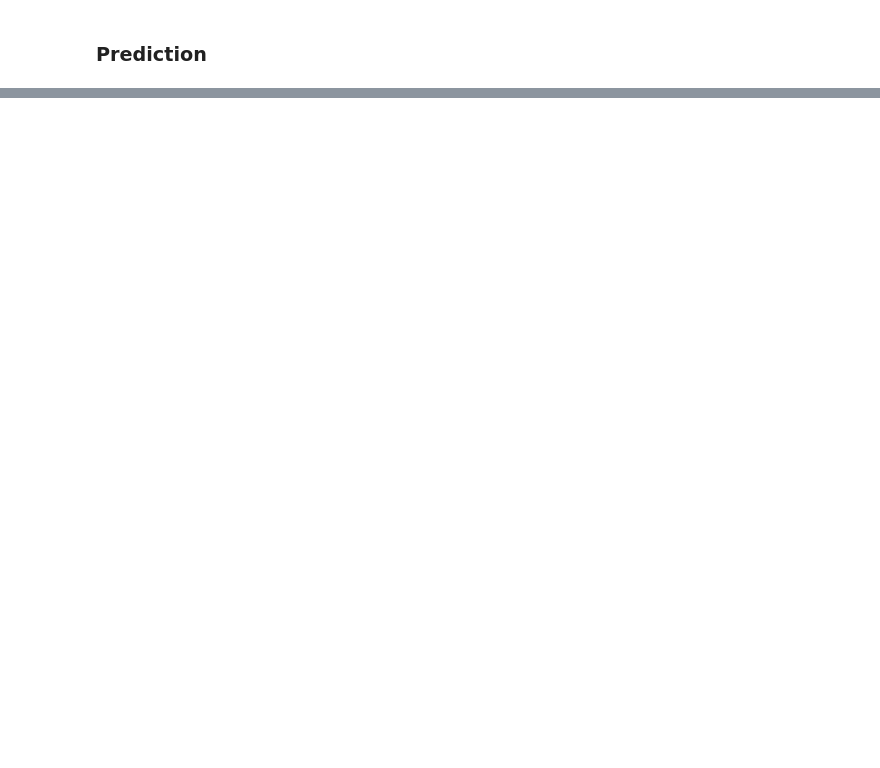
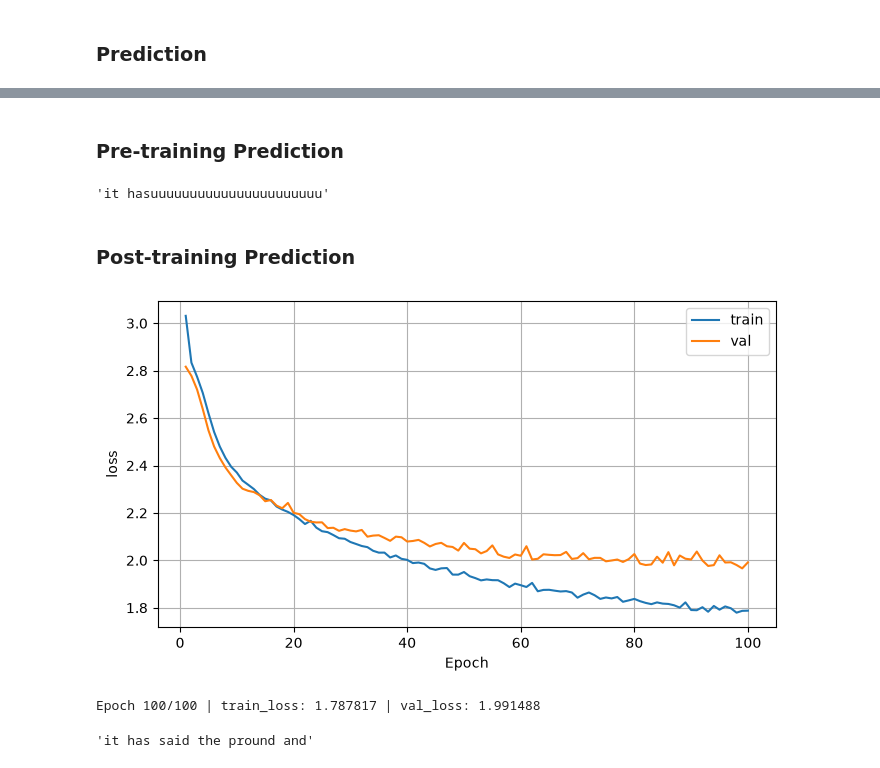
Before and after one commit to leoAshu/ai-foundations, a Jupyter notebook: d2l/05_rnn/04_rnn.ipynb, the cells around one changed output, grey strips where cells are left out. Cells and saved outputs as stored; diff of their text form; code cells hidden in the pictures; blank space fills up the shorter version.

```diff
--- a/d2l/05_rnn/04_rnn.ipynb
+++ b/d2l/05_rnn/04_rnn.ipynb
@@ -171,0 +174,46 @@ model.predict('it has', 22, data.vocab, aif.device.try_gpu())
+# %%
+class RNN(aif.Module):
+    def __init__(self, num_inputs, num_hiddens):
+        super().__init__()
+
+        self.num_inputs = num_inputs
+        self.num_hiddens = num_hiddens
+
+        self.rnn = nn.RNN(num_inputs, num_hiddens)
+
+    def forward(self, inputs, H):
+        return self.rnn(inputs, H)
+# %%
+class RNNLM(RNNLMScratch):
+    def __init__(self, rnn, vocab_size, lr=0.01):
+        super().__init__(rnn, vocab_size, lr)
+
+    def init_params(self):
+        self.linear = nn.LazyLinear(self.vocab_size)
+
+    def output_layer(self, hiddens):
+        return self.linear(hiddens).swapaxes(0, 1)
+# %% [markdown]
+### Pre-training Prediction
+# %%
+data = aif.TimeMachine(batch_size=1024, num_steps=32)
+
+rnn = RNN(num_inputs=len(data.vocab), num_hiddens=32)
+model = RNNLM(rnn, vocab_size=len(data.vocab), lr=1)
+# %%
+model.predict('it has', 22, data.vocab)
+# %% [output]
+'it hasuuuuuuuuuuuuuuuuuuuuuu'
+# %% [markdown]
+### Post-training Prediction
+# %%
+trainer = aif.Trainer(max_epochs=100, gradient_clip_val=1, num_gpus=1)
+
+trainer.fit(model, data)
+# %% [output]
+[figure, added]
+Epoch 100/100 | train_loss: 1.787817 | val_loss: 1.991488
+# %%
+model.predict('it has', 20, data.vocab, aif.device.try_gpu())
+# %% [output]
+'it has said the pround and'
```
Also changed, not shown: parts of 5 cells of this notebook, 1 other file.
